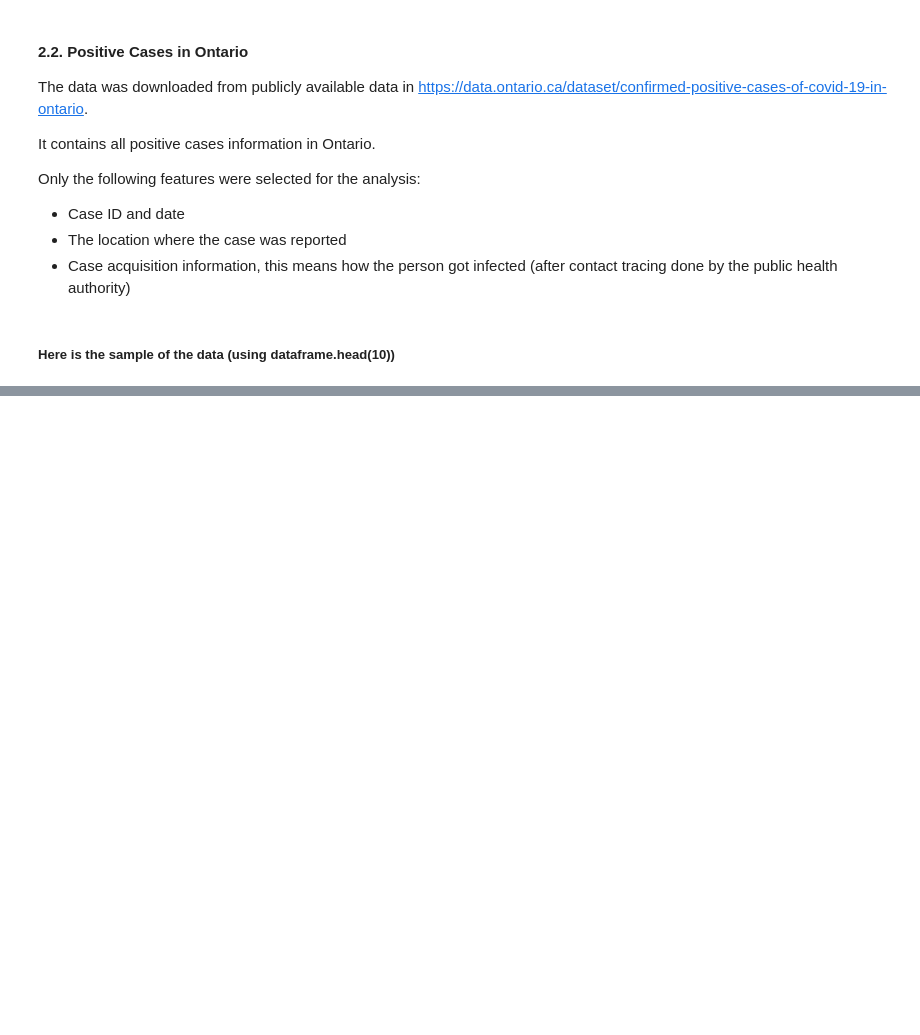
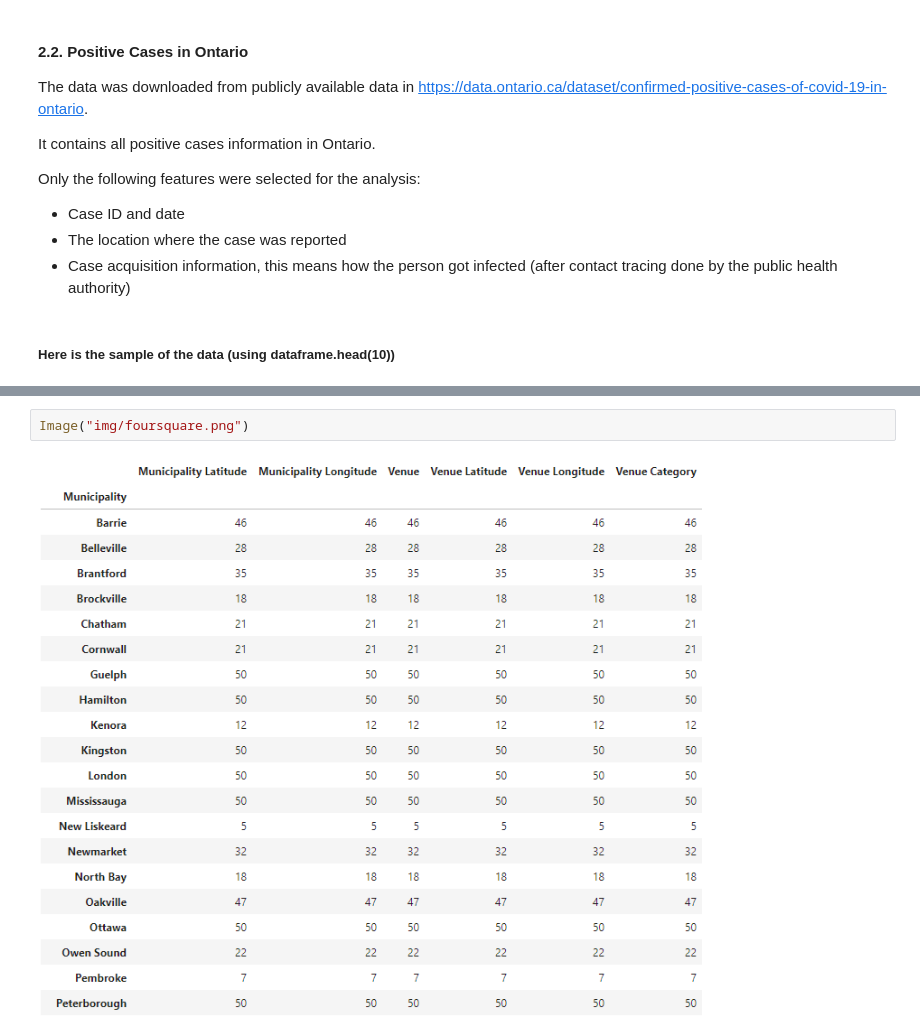
Before and after one commit to timlorepublic/battleOfN, a Jupyter notebook: Report.ipynb, the cells around one changed output, grey strips where cells are left out. Cells and saved outputs as stored; diff of their text form; blank space fills up the shorter version.

```diff
--- a/Report.ipynb
+++ b/Report.ipynb
@@ -65,0 +72,4 @@ Using the Coursera assignment as the base, the municipal characteristics were an
+# %%
+Image("img/foursquare.png")
+# %% [output]
+[figure, added]
```
Also changed, not shown: parts of 4 cells of this notebook, 7 other files.
